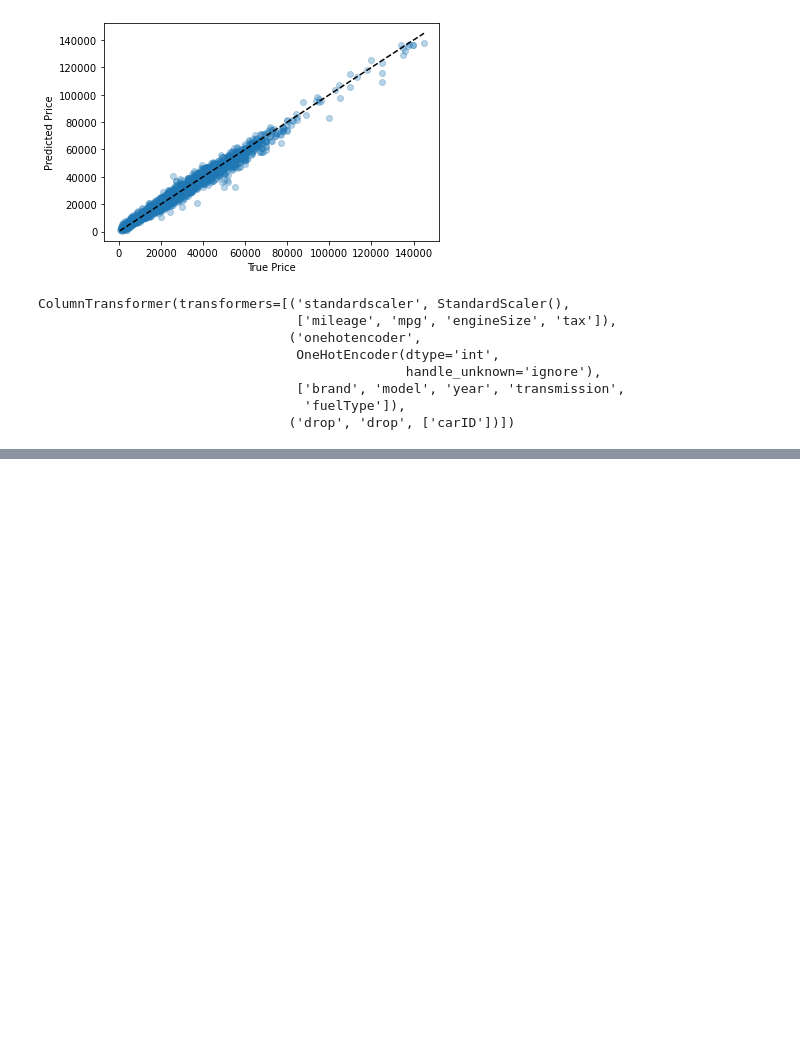
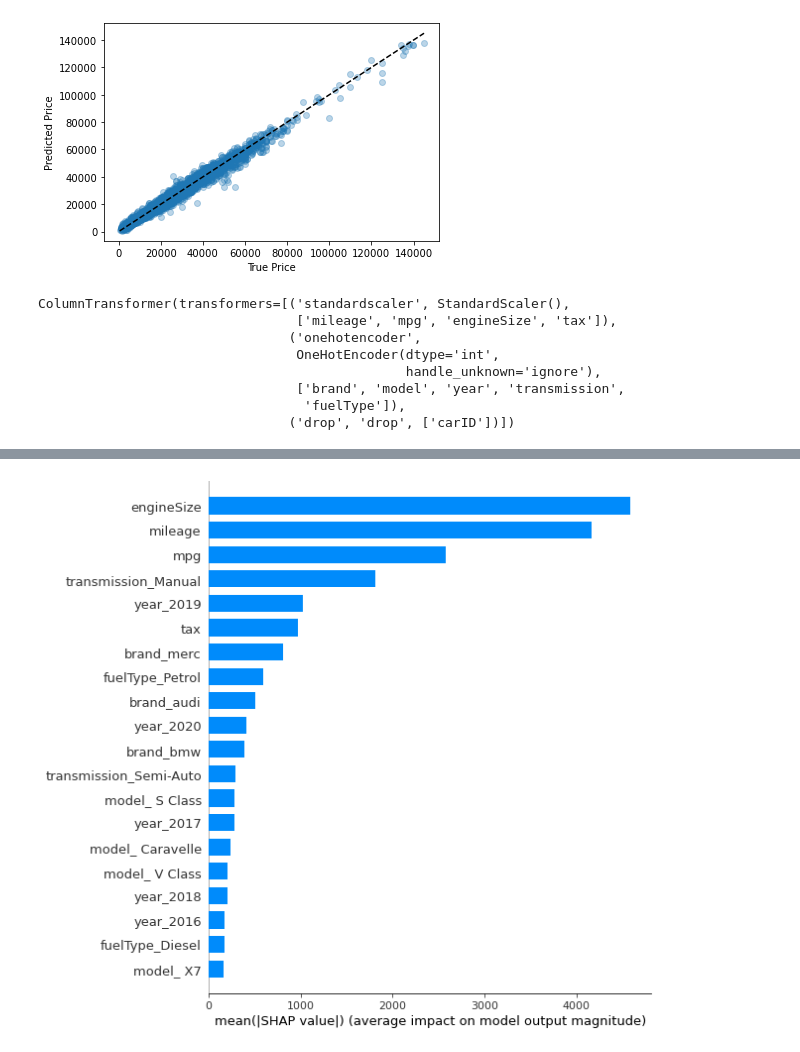
Before and after one commit to aimee0317/car_price_prediction, a Jupyter notebook: src/Model.ipynb, the cells around one changed output, grey strips where cells are left out. Drawn from its saved outputs; the diff is of its cells as text; code cells hidden in the pictures; blank space fills up the shorter version.

```diff
--- a/src/Model.ipynb
+++ b/src/Model.ipynb
@@ -233,3 +233,18 @@ ColumnTransformer(transformers=[('standardscaler', StandardScaler(),
                                  ['brand', 'model', 'year', 'transmission',
                                   'fuelType']),
                                 ('drop', 'drop', ['carID'])])
+# %%
+feature_names = (
+    numeric_features
+    + list(
+        pipe_lr.named_steps["columntransformer"]
+        .named_transformers_["onehotencoder"]
+        .get_feature_names_out()
+    ))
+# %%
+X_train_encode = pd.DataFrame(
+    data=preprocessor.transform(X_train).toarray(),
+    columns=feature_names,
+    index=X_train.index,
+)
+X_train_encode.head()
@@ -235,0 +259,2 @@ ColumnTransformer(transformers=[('standardscaler', StandardScaler(),
+# %%
+pipe_catboost.fit(X_train, y_train)
@@ -235,0 +276,7 @@ ColumnTransformer(transformers=[('standardscaler', StandardScaler(),
+# %%
+catboost_explainer = shap.TreeExplainer(pipe_catboost.named_steps["catboostregressor"])
+train_catboost_shap_values = catboost_explainer.shap_values(X_train_encode)
+# %%
+shap.summary_plot(train_catboost_shap_values, X_train_encode, plot_type="bar")
+# %% [output]
+[figure, added]
```
Also changed, not shown: parts of 14 cells of this notebook.
